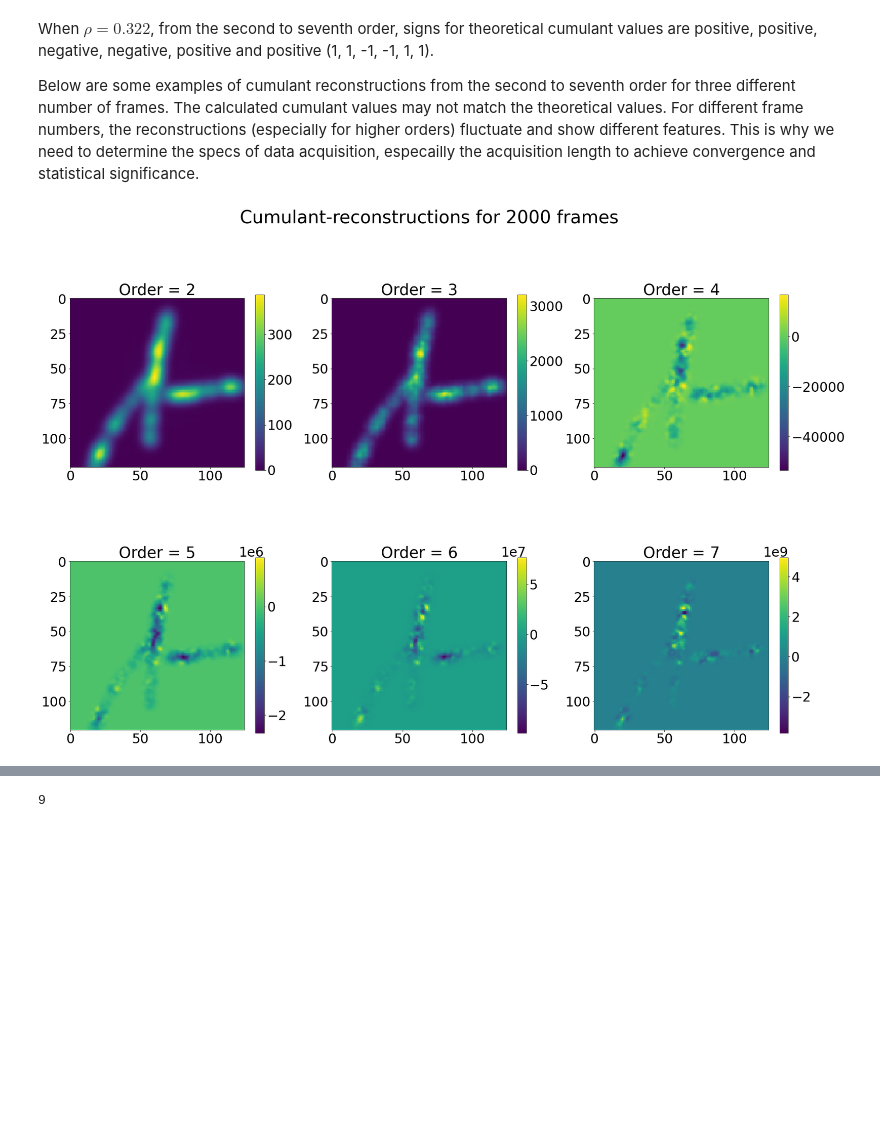
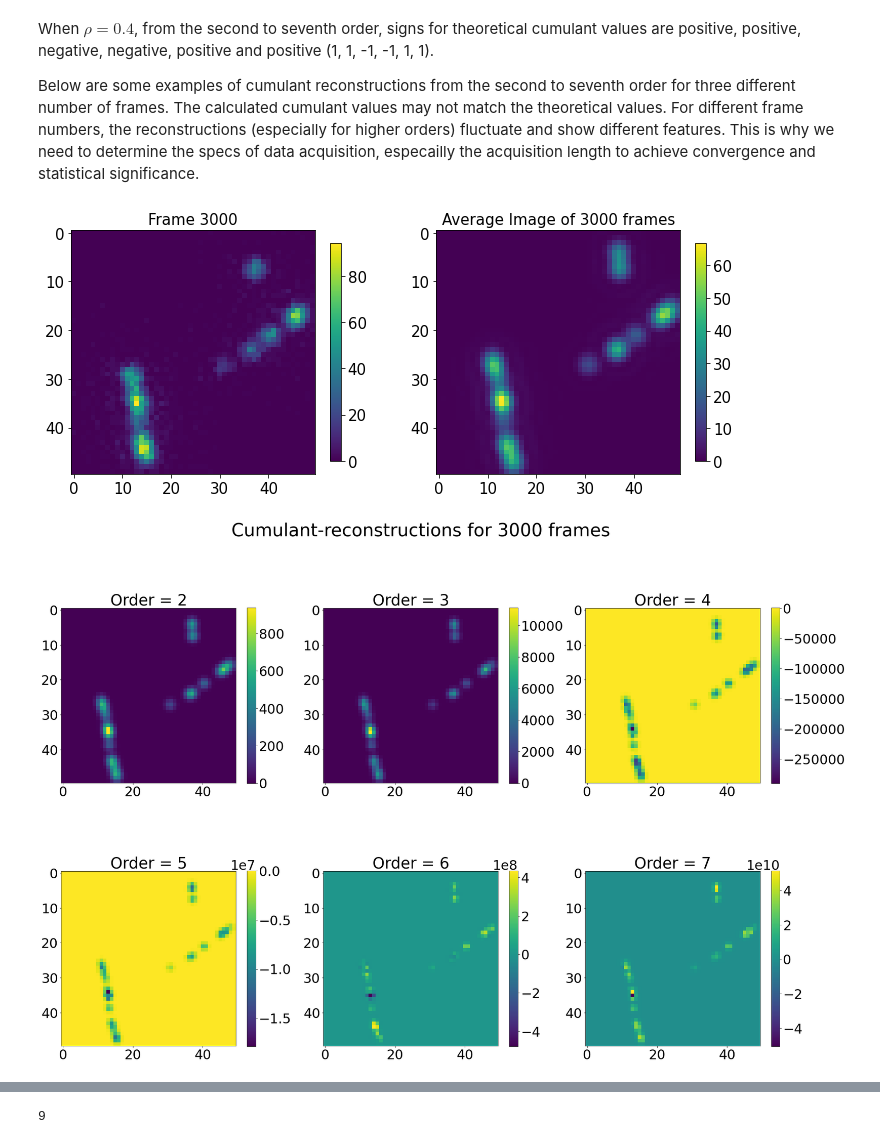
Before and after one commit to xiyuyi-at-LLNL/pysofi, a Jupyter notebook: Notebooks/Example_ReconstructionConvergence.ipynb, the cells around one changed output, grey strips where cells are left out. Cells and saved outputs as stored; diff of their text form; code cells hidden in the pictures; blank space fills up the shorter version.

Commit message:
Convergence demo

```diff
--- a/Notebooks/Example_ReconstructionConvergence.ipynb
+++ b/Notebooks/Example_ReconstructionConvergence.ipynb
@@ -21,35 +21,64 @@ from numpy import load
 import numpy as np
 import matplotlib.pyplot as plt
 %matplotlib inline
+from functions import reconstruction
+import tifffile as tiff
 data1 = load('../sampledata/simulations/convergence_demo/frame1000_10000.npy',allow_pickle=True)
-data2 = load('../sampledata/simulations/convergence_demo/frame11000_16000.npy',allow_pickle=True)
-data3 = load('../sampledata/simulations/convergence_demo/frame17000_20000.npy',allow_pickle=True)
+data2 = load('../sampledata/simulations/convergence_demo/frame11000_15000.npy',allow_pickle=True)
+data3 = load('../sampledata/simulations/convergence_demo/frame16000_20000.npy',allow_pickle=True)
 # put together all reconstructions
 allframe_data = np.append(np.append(data1, data2), data3)
 theo_sign = [-1, -1, 1, 1]    # theoretical cumulant sign at order = 4 - 7
 frame_lst = list(range(1000, 21000, 1000))    # frame number from 1000 to 20000
+filepath = '../sampledata/simulations/convergence_demo'
+filename = 'nobleach_frame20000_rho04_s20000_sparse.tif'
 # %% [markdown]
-When $\rho = 0.322$, from the second to seventh order, signs for theoretical cumulant values are positive, positive, negative, negative, positive and positive (1, 1, -1, -1, 1, 1).
+When $\rho = 0.4$, from the second to seventh order, signs for theoretical cumulant values are positive, positive, negative, negative, positive and positive (1, 1, -1, -1, 1, 1).
 
 Below are some examples of cumulant reconstructions from the second to seventh order for three different number of frames. The calculated cumulant values may not match the theoretical values. For different frame numbers, the reconstructions (especially for higher orders) fluctuate and show different features. This is why we need to determine the specs of data acquisition, especailly the acquisition length to achieve convergence and statistical significance.
 # %%
-# plot example reconstructions (frame number = 2000, 5000, 15000)
-# 1. frame number = 2000
-k_set = allframe_data[1]
+# plot example reconstructions (frame number = 3000, 5000, 15000)
+# 1. frame number = 3000
+k_set = allframe_data[2]
+frame_num = 3000
+
+fig = plt.figure(figsize=(12,5))
+# The 3000th frame
+frame3000 = tiff.imread(filepath + '/' + filename, key=frame_num)
+plt.subplot(1, 2, 1)
+im = plt.imshow(frame3000)
+plt.tick_params(axis='x', labelsize= 15)
+plt.tick_params(axis='y', labelsize= 15)
+plt.title(f'Frame {frame_num}', fontsize=15)
+cb = plt.colorbar(im, shrink=0.8)
+cb.ax.tick_params(labelsize=15)
+
+# Average of 3000 frames
+mean3000 = reconstruction.average_image(filepath, filename, frames=[0, frame_num])
+plt.subplot(1, 2, 2)
+im = plt.imshow(mean3000)
+plt.tick_params(axis='x', labelsize= 15)
+plt.tick_params(axis='y', labelsize= 15)
+plt.title(f'Average Image of {frame_num} frames', fontsize=15)
+cb = plt.colorbar(im, shrink=0.8)
+cb.ax.tick_params(labelsize=15)
+
+# SOFI reconstructions of 3000 frames
 fig, axs = plt.subplots(2,3,figsize=(30,20))
-fig.suptitle("Cumulant-reconstructions for 2000 frames", fontsize=40)
+fig.suptitle("Cumulant-reconstructions for 3000 frames", fontsize=40)
 for i in range(2,8):
     row = (i - 2) // 3
     ax = axs[row,i-2-row*3]
     img = ax.imshow(k_set[i]*0.8)
     ax.tick_params(axis='x', labelsize= 30)
     ax.tick_params(axis='y', labelsize= 30)
     ax.set_title(f'Order = {i}', fontsize=35)
     cb = plt.colorbar(img, ax=ax, shrink=0.8)
     cb.ax.tick_params(labelsize=30)
     cb.ax.yaxis.get_offset_text().set_fontsize(30)
 # %% [output]
-[figure, old version]
+[figure, new version]
+[figure, added]
 # %%
 # 2. frame number = 5000
 k_set = allframe_data[4]
```
Also changed, not shown: parts of 21 cells of this notebook, 6 other files.
